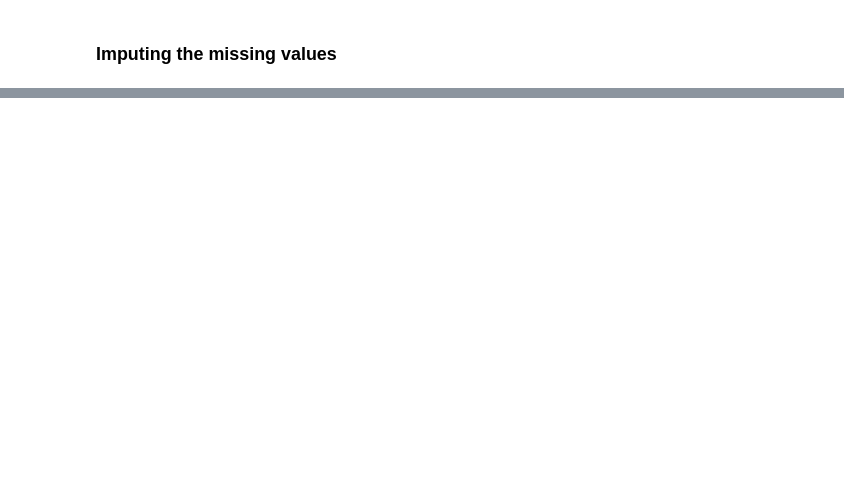
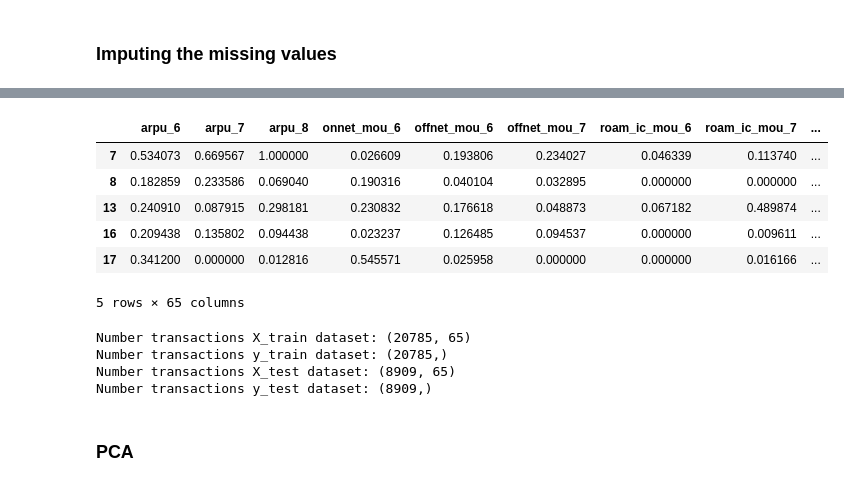
Before and after one commit to soni-aditya/telecom-churn-predictor, a Jupyter notebook: assignment_notebook.ipynb, the cells around one changed output, grey strips where cells are left out. Saved outputs shown, nothing was run; the diff lists cells and outputs as text; code cells hidden in the pictures; blank space fills up the shorter version.

```diff
--- a/assignment_notebook.ipynb
+++ b/assignment_notebook.ipynb
@@ -102,0 +404,36 @@ memory usage: 169.4+ MB
+# %%
+# Putting feature variable to X
+X = telecom_df.drop(['churn','mobile_number'],axis=1)
+
+# Putting response variable to y
+y = telecom_df.churn
+
+# defining a normalisation function
+def normalize (x):
+    return ( (x-np.min(x))/ (max(x) - min(x)))
+
+# normalizing all columns
+X_norm = X.apply(normalize)
+X_norm.head()
+# %% [output]
+|  | arpu_6 | arpu_7 | arpu_8 | onnet_mou_6 | offnet_mou_6 | offnet_mou_7 | roam_ic_mou_6 | roam_ic_mou_7 | ... |
+| 7 | 0.534073 | 0.669567 | 1.000000 | 0.026609 | 0.193806 | 0.234027 | 0.046339 | 0.113740 | ... |
+| 8 | 0.182859 | 0.233586 | 0.069040 | 0.190316 | 0.040104 | 0.032895 | 0.000000 | 0.000000 | ... |
+| 13 | 0.240910 | 0.087915 | 0.298181 | 0.230832 | 0.176618 | 0.048873 | 0.067182 | 0.489874 | ... |
+| 16 | 0.209438 | 0.135802 | 0.094438 | 0.023237 | 0.126485 | 0.094537 | 0.000000 | 0.009611 | ... |
+| 17 | 0.341200 | 0.000000 | 0.012816 | 0.545571 | 0.025958 | 0.000000 | 0.000000 | 0.016166 | ... |
+5 rows × 65 columns
+# %%
+X_train, X_test, y_train, y_test = train_test_split(X_norm, y, train_size=0.7,test_size=0.3,random_state=100)
+
+print(f"Number transactions X_train dataset: {X_train.shape}")
+print(f"Number transactions y_train dataset: {y_train.shape}")
+print(f"Number transactions X_test dataset: {X_test.shape}")
+print(f"Number transactions y_test dataset: {y_test.shape}")
+# %% [output]
+Number transactions X_train dataset: (20785, 65)
+Number transactions y_train dataset: (20785,)
+Number transactions X_test dataset: (8909, 65)
+Number transactions y_test dataset: (8909,)
+# %% [markdown]
+### PCA
```
Also changed, not shown: parts of 36 cells of this notebook.
